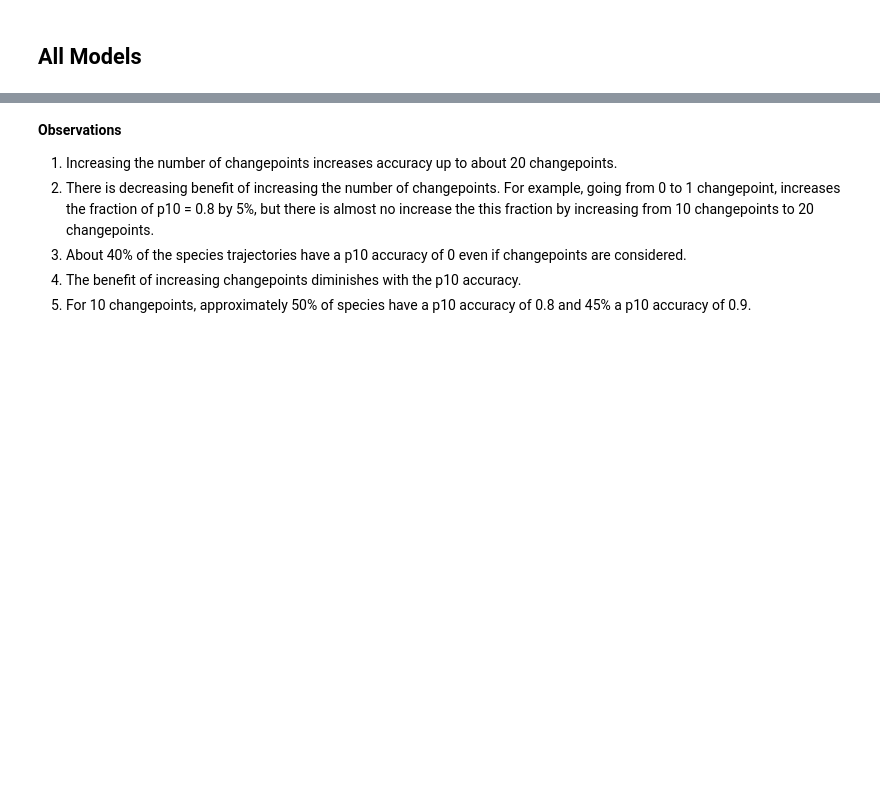
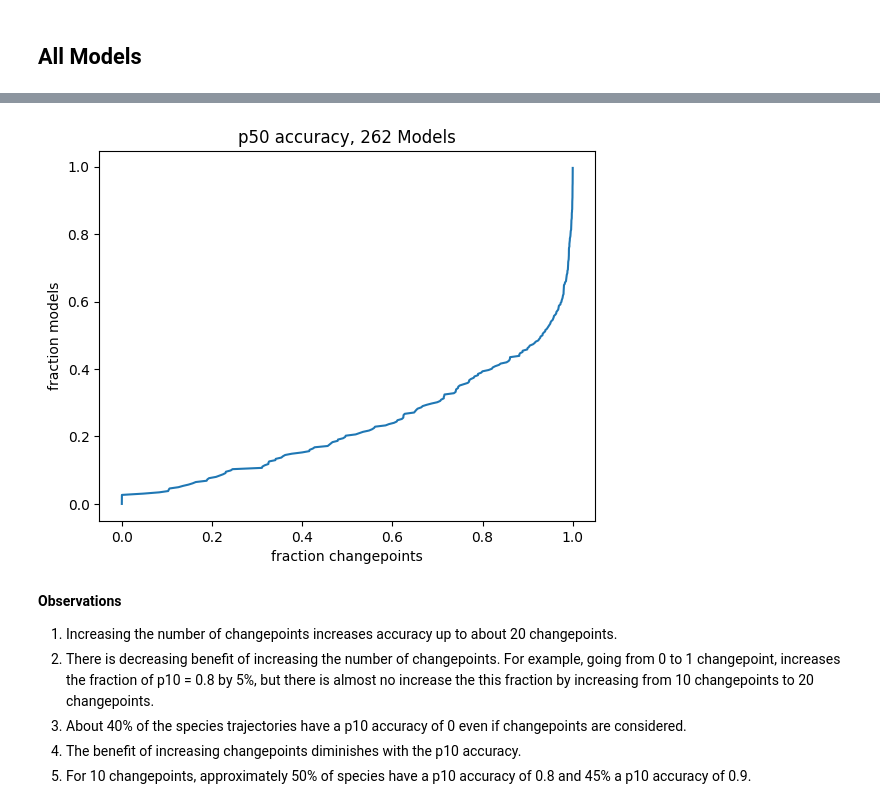
Before and after one commit to ModelEngineering/linearity_analysis, a Jupyter notebook: notebooks/piecewise_predictions.ipynb, the cells around one changed output, grey strips where cells are left out. Saved outputs shown, nothing was run; the diff lists cells and outputs as text; code cells hidden in the pictures; blank space fills up the shorter version.

```diff
--- a/notebooks/piecewise_predictions.ipynb
+++ b/notebooks/piecewise_predictions.ipynb
@@ -248,14 +256,18 @@ _ = plotCDF(max_changepoints=[5000], is_species=False, col="p50")
 # %%
 col = "p50"
-df = DF [DF[cn.COL_AGGREGATION_TYPE] == "model"]
-df = df[["num_changepoint", col]]
+max_changepoint = 5000
+#df = DF [DF[cn.COL_AGGREGATION_TYPE] == "model"]
+df = DF[["num_changepoint", col]]
 df = df.sort_values("num_changepoint")
-dff = df [ df[col] >= 0.8 ]
+dff = df
 yv = np.array(range(len(dff)))/len(dff)
-plt.plot(dff["num_changepoint"], yv)
+xv = dff["num_changepoint"] / max_changepoint
+plt.plot(xv, yv)
 _ = plt.title(f"{col} accuracy, {len(dff)} Models")
-plt.xlabel("no. changepoint")
-_ = plt.ylabel("fraction")
+plt.xlabel("fraction changepoints")
+_ = plt.ylabel("fraction models")
+# %% [output]
+[figure, added]
 # %%
 df
 # %% [markdown]
```
Also changed, not shown: parts of 3 cells of this notebook, 2 other files.
